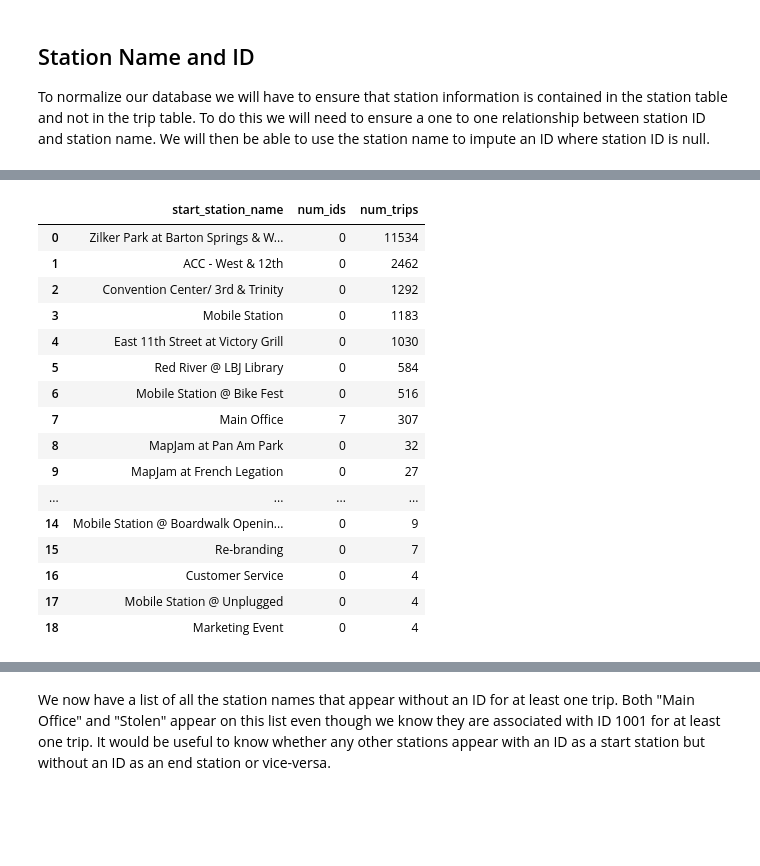
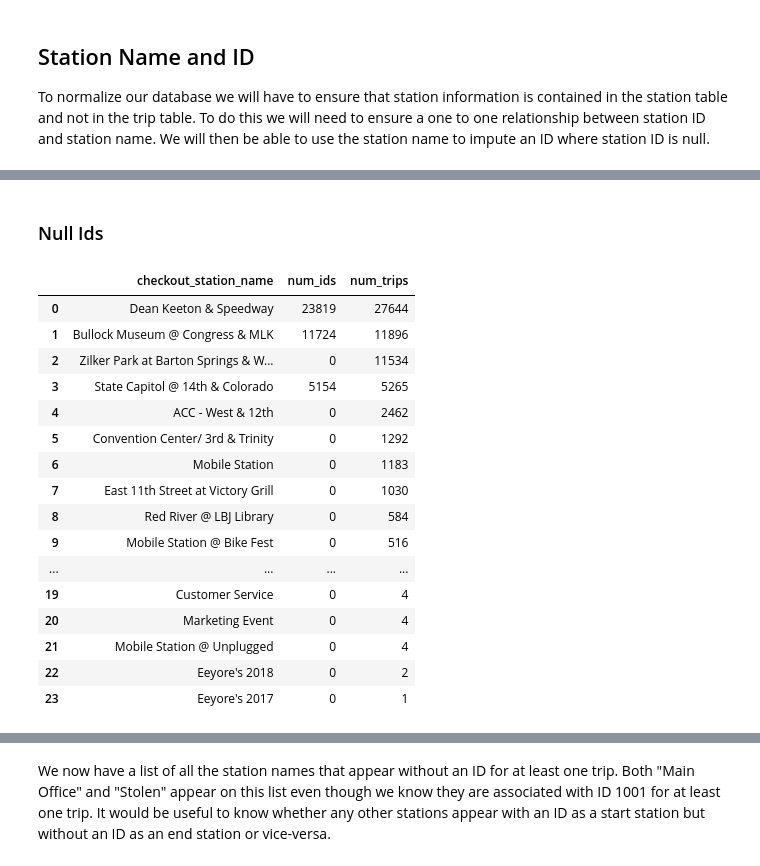
Before and after one commit to MQuigley2/bikeshare, a Jupyter notebook: bikeshare_initial_data_exploration.ipynb, the cells around one changed output, grey strips where cells are left out. Saved outputs shown, nothing was run; the diff lists cells and outputs as text; code cells hidden in the pictures; blank space fills up the shorter version.

```diff
--- a/bikeshare_initial_data_exploration.ipynb
+++ b/bikeshare_initial_data_exploration.ipynb
@@ -6,17 +6,3 @@ import plotly.express as px
-# %%
-mysql_pass=os.environ.get('mysql_password')
-#password stored as environment variable for security
-
-db_connection_str = f'mysql+mysqlconnector://root:{mysql_pass}@localhost/bike_share'
-
-def exec_query(query):
-    return pd.read_sql(query, con=db_connection_str)
-def station_lookup(id):
-    query=f"""
-    SELECT *
-    FROM stations
-    WHERE station_id={id}"""
-    return pd.read_sql(query, con=db_connection_str)
 # %%
 exec_query('SELECT * FROM trips LIMIT 10')
 # %% [output]
@@ -313,27 +424,28 @@ The only station ID paired with two station names is 1001, corresponding to "Mai
+# %% [markdown]
+### Null Ids
 # %%
-start_station_missing_id="""
-    SELECT start_station_name, COUNT(start_station_id) AS num_ids, COUNT(*) AS num_trips
+exec_query("""
+    SELECT checkout_station_name, COUNT(checkout_station_id) AS num_ids, COUNT(*) AS num_trips
     FROM trips
-    GROUP BY start_station_name
+    GROUP BY checkout_station_name
     HAVING num_ids < num_trips
-    ORDER BY num_trips DESC"""
-exec_query(start_station_missing_id)
+    ORDER BY num_trips DESC""")
 # %% [output]
-|  | start_station_name | num_ids | num_trips |
-| 0 | Zilker Park at Barton Springs & W... | 0 | 11534 |
-| 1 | ACC - West & 12th | 0 | 2462 |
-| 2 | Convention Center/ 3rd & Trinity | 0 | 1292 |
-| 3 | Mobile Station | 0 | 1183 |
-| 4 | East 11th Street at Victory Grill | 0 | 1030 |
-| 5 | Red River @ LBJ Library | 0 | 584 |
-| 6 | Mobile Station @ Bike Fest | 0 | 516 |
-| 7 | Main Office | 7 | 307 |
-| 8 | MapJam at Pan Am Park | 0 | 32 |
-| 9 | MapJam at French Legation | 0 | 27 |
+|  | checkout_station_name | num_ids | num_trips |
+| 0 | Dean Keeton & Speedway | 23819 | 27644 |
+| 1 | Bullock Museum @ Congress & MLK | 11724 | 11896 |
+| 2 | Zilker Park at Barton Springs & W... | 0 | 11534 |
+| 3 | State Capitol @ 14th & Colorado | 5154 | 5265 |
+| 4 | ACC - West & 12th | 0 | 2462 |
+| 5 | Convention Center/ 3rd & Trinity | 0 | 1292 |
+| 6 | Mobile Station | 0 | 1183 |
+| 7 | East 11th Street at Victory Grill | 0 | 1030 |
+| 8 | Red River @ LBJ Library | 0 | 584 |
+| 9 | Mobile Station @ Bike Fest | 0 | 516 |
 | ... | ... | ... | ... |
-| 14 | Mobile Station @ Boardwalk Openin... | 0 | 9 |
-| 15 | Re-branding | 0 | 7 |
-| 16 | Customer Service | 0 | 4 |
-| 17 | Mobile Station @ Unplugged | 0 | 4 |
-| 18 | Marketing Event | 0 | 4 |
+| 19 | Customer Service | 0 | 4 |
+| 20 | Marketing Event | 0 | 4 |
+| 21 | Mobile Station @ Unplugged | 0 | 4 |
+| 22 | Eeyore's 2018 | 0 | 2 |
+| 23 | Eeyore's 2017 | 0 | 1 |
 # %%
```
Also changed, not shown: parts of 59 cells of this notebook, 2 other files.
